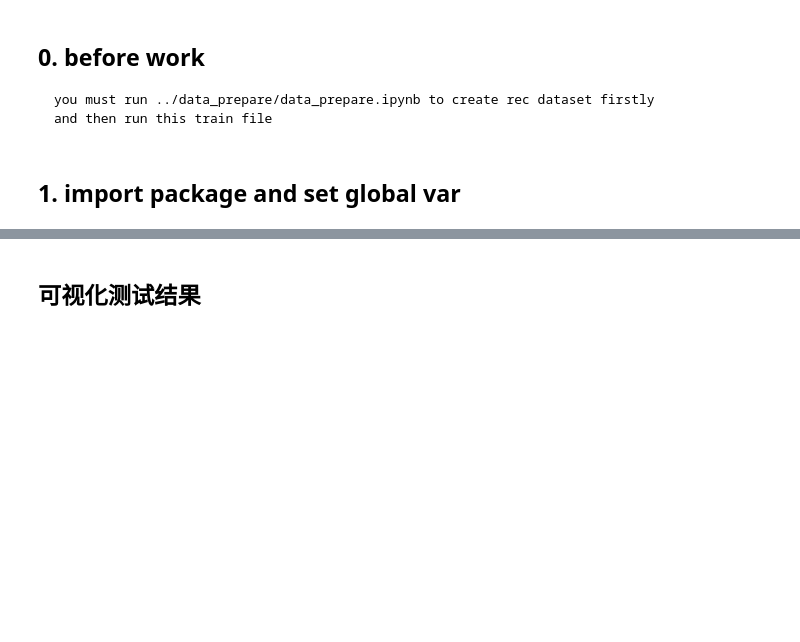
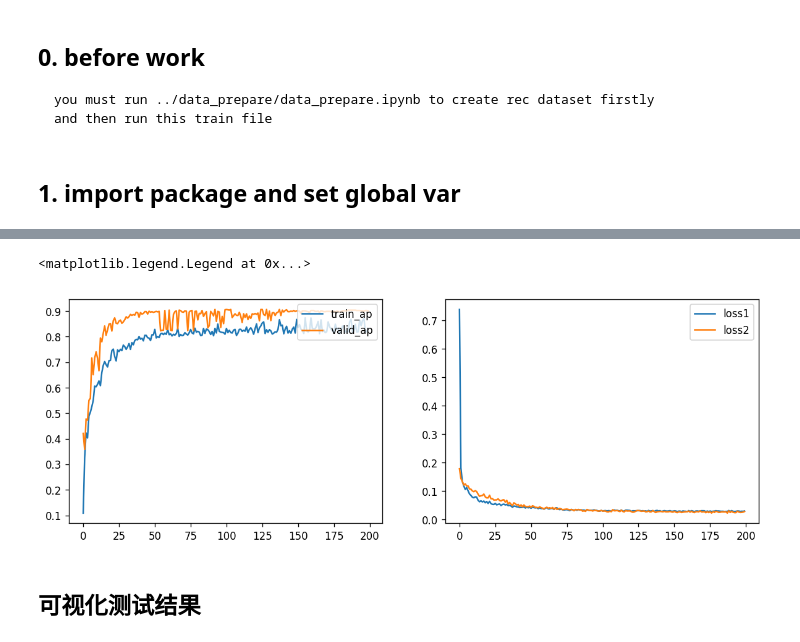
Before and after one commit to yinglang/CoinCount, a Jupyter notebook: model_train/train.ipynb, the cells around one changed output, grey strips where cells are left out. Cells and saved outputs as stored; diff of their text form; code cells hidden in the pictures; blank space fills up the shorter version.

```diff
--- a/model_train/train.ipynb
+++ b/model_train/train.ipynb
@@ -358,2 +440,23 @@ R / N 0.464542 [0.054343059309758246, 0.074757293565198779]
+# %%
+def plot(key):
+    plt.plot(range(len(info[key])), info[key], label=key)
+
+
+info["loss"] = np.array(info["loss"])
+info["loss1"] = info["loss"][:, 0]
+info["loss2"] = info["loss"][:, 1]
+
+plt.figure(figsize=(12, 4))   # (w, h)
+plt.subplot(121)
+plot("train_ap")
+plot("valid_ap")
+plt.legend(loc="upper right")
+plt.subplot(122)
+plot("loss1")
+plot("loss2")
+plt.legend(loc="upper right")
+# %% [output]
+<matplotlib.legend.Legend at 0x...>
+[figure, added]
 # %%
 mkdir_if_not_exist("../models")
```
Also changed, not shown: parts of 29 cells of this notebook, 10 other files.
